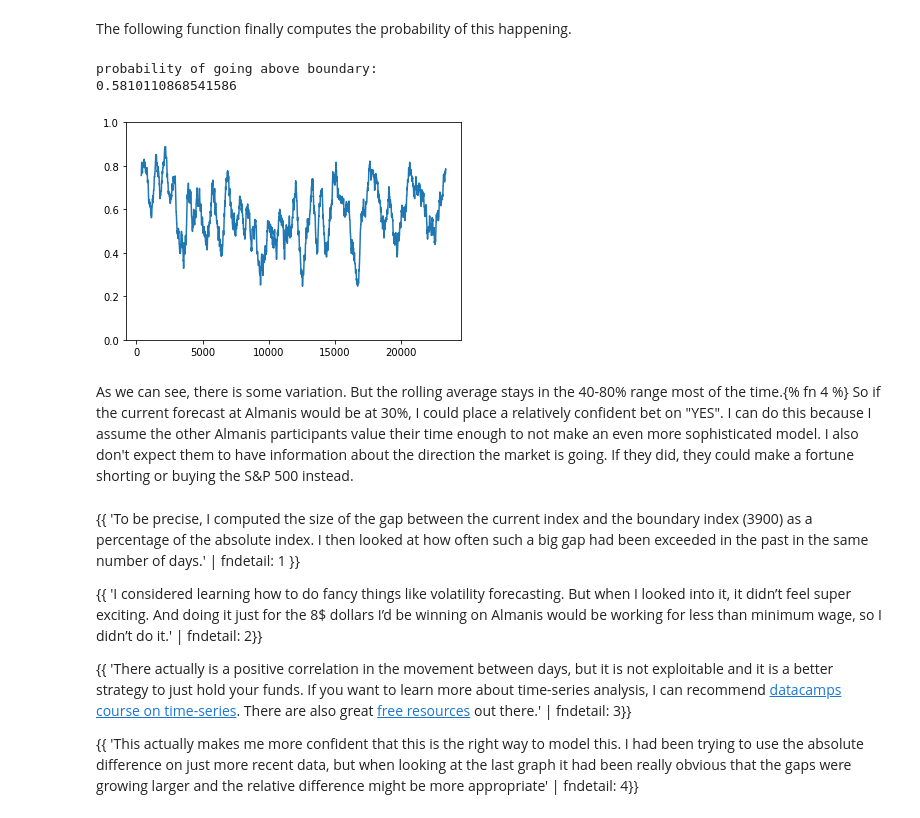
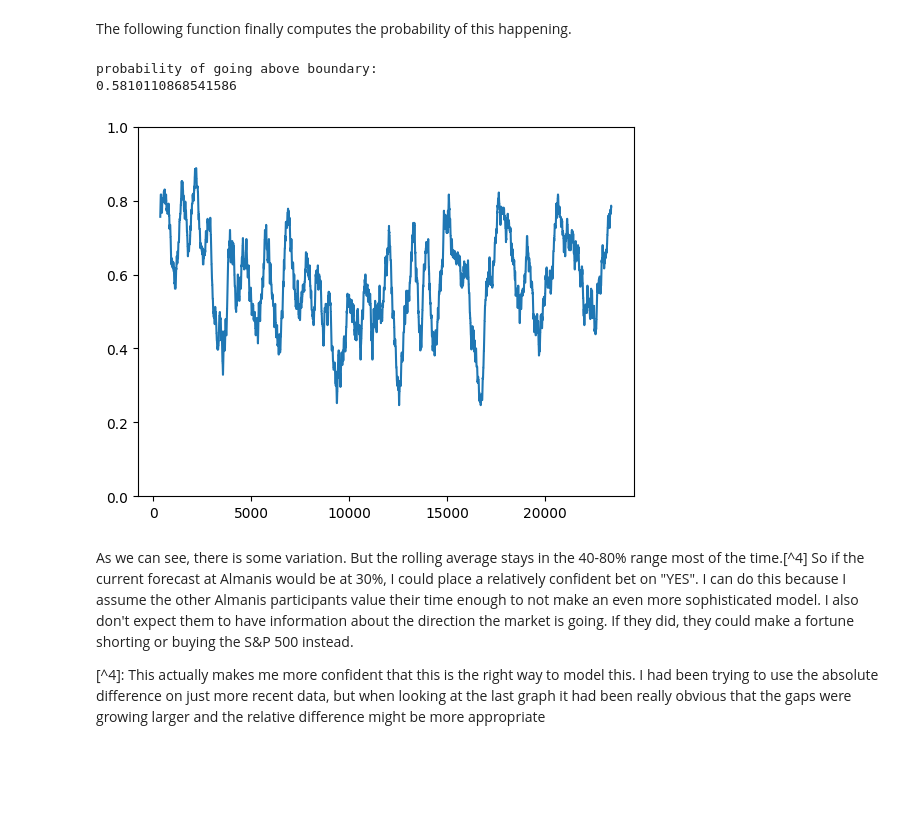
Before and after one commit to sonofhypnos/thoughts, a Jupyter notebook: notebooks/2021-01-30-sp500.ipynb, the cells around one changed output. Saved outputs shown, nothing was run; the diff lists cells and outputs as text; code cells hidden in the pictures; blank space fills up the shorter version.

```diff
--- a/notebooks/2021-01-30-sp500.ipynb
+++ b/notebooks/2021-01-30-sp500.ipynb
@@ -135,39 +142,33 @@ sp_shift["1"].plot();
 # %% [markdown]
 The following function finally computes the probability of this happening.
 # %%
-sp_forecast = float(sp[-1:]) + sp_shift * float(sp[-1:])
+sp_forecast = float(sp[-1:].iloc[0]) + sp_shift * float(sp[-1:].iloc[0])
 
 beyond_boundary = []
 #change beyond boundary list based on whether our boundry is
 #above or below the current index of the S&P 500
-if float(sp[-1:]) < boundary:
+if float(sp[-1:].iloc[0]) < boundary:
     print("probability of going above boundary:")
     for i in range(len(sp_forecast)):
         beyond_boundary.append(any(sp_forecast.iloc[i] > boundary))
 else:
     print("probability of going below boundary:")
     for i in range(len(sp_forecast)):
         beyond_boundary.append(any(sp_forecast.iloc[i] < boundary))
 
 beyond_boundary = pd.Series(beyond_boundary)
 
 print(beyond_boundary.mean())
 
 beyond_boundary.rolling(window=365).mean().plot()
 axes = plt.gca()
 axes.set_ylim([0,1])
 plt.show()
 # %% [output]
 probability of going above boundary:
 0.5810110868541586
-[figure, old version]
+[figure, new version]
 # %% [markdown]
-As we can see, there is some variation. But the rolling average stays in the 40-80% range most of the time.{% fn 4 %} So if the current forecast at Almanis would be at 30%, I could place a relatively confident bet on "YES". I can do this because I assume the other Almanis participants value their time enough to not make an even more sophisticated model. I also don't expect them to have information about the direction the market is going. If they did, they could make a fortune shorting or buying the S&P 500 instead.
+As we can see, there is some variation. But the rolling average stays in the 40-80% range most of the time.[^4] So if the current forecast at Almanis would be at 30%, I could place a relatively confident bet on "YES". I can do this because I assume the other Almanis participants value their time enough to not make an even more sophisticated model. I also don't expect them to have information about the direction the market is going. If they did, they could make a fortune shorting or buying the S&P 500 instead.
+
+[^4]: This actually makes me more confident that this is the right way to model this. I had been trying to use the absolute difference on just more recent data, but when looking at the last graph it had been really obvious that the gaps were growing larger and the relative difference might be more appropriate
-# %% [markdown]
-{{ 'To be precise, I computed the size of the gap between the current index and the boundary index (3900) as a percentage of the absolute index. I then looked at how often such a big gap had been exceeded in the past in the same number of days.' | fndetail: 1 }}
-
-{{ 'I considered learning how to do fancy things like volatility forecasting. But when I looked into it, it didn’t feel super exciting. And doing it just for the 8$ dollars I’d be winning on Almanis would be working for less than minimum wage, so I didn’t do it.'  | fndetail: 2}}
-
-{{ 'There actually is a positive correlation in the movement between days, but it is not exploitable and it is a better strategy to just hold your funds. If you want to learn more about time-series analysis, I can recommend [datacamps course on time-series](https://www.datacamp.com/tracks/time-series-with-python). There are also great [free resources](https://machinelearningmastery.com/time-series-forecasting-with-prophet-in-python/) out there.'  | fndetail: 3}}
-
-{{ 'This actually makes me more confident that this is the right way to model this. I had been trying to use the absolute difference on just more recent data, but when looking at the last graph it had been really obvious that the gaps were growing larger and the relative difference might be more appropriate' | fndetail: 4}}
```
Also changed, not shown: parts of 6 cells of this notebook.
